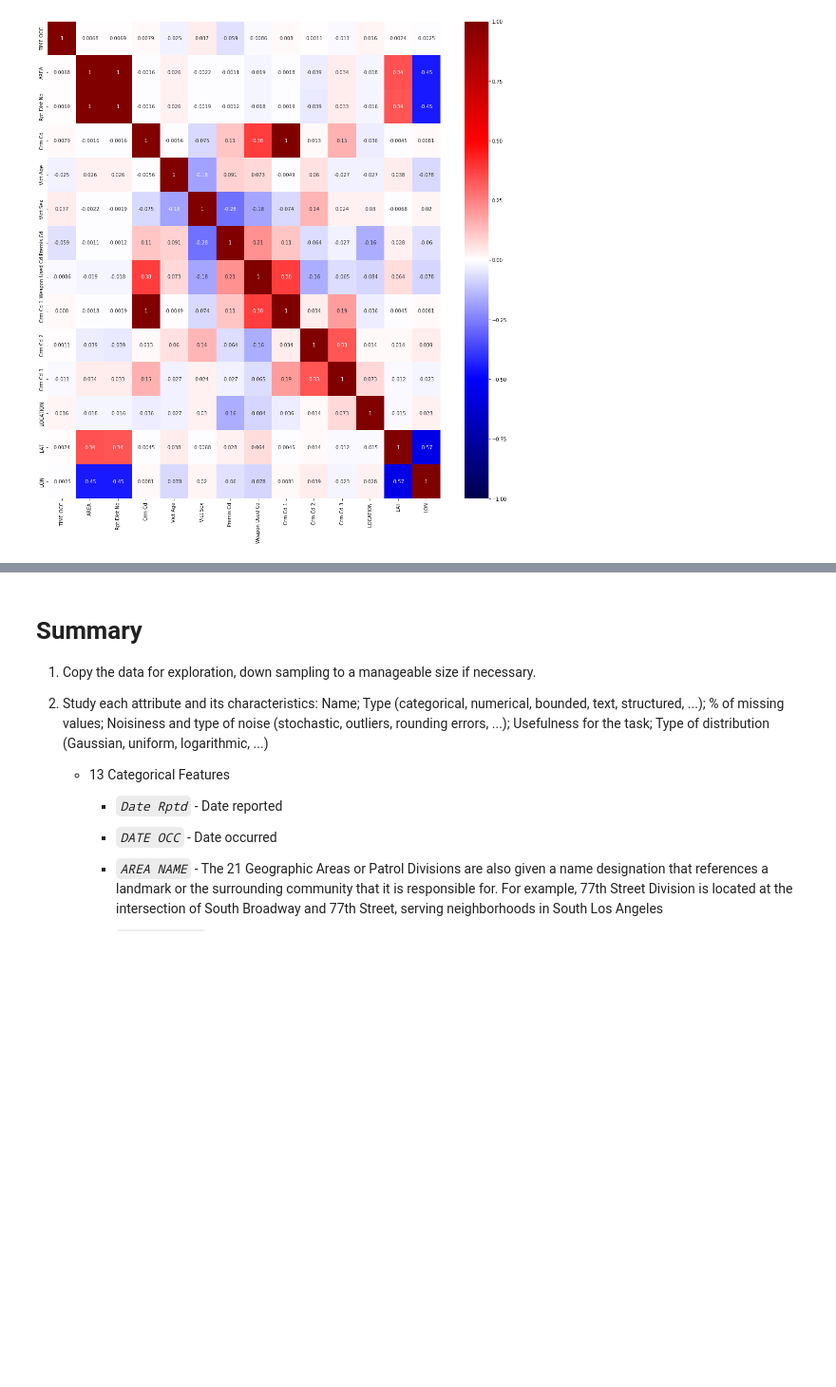
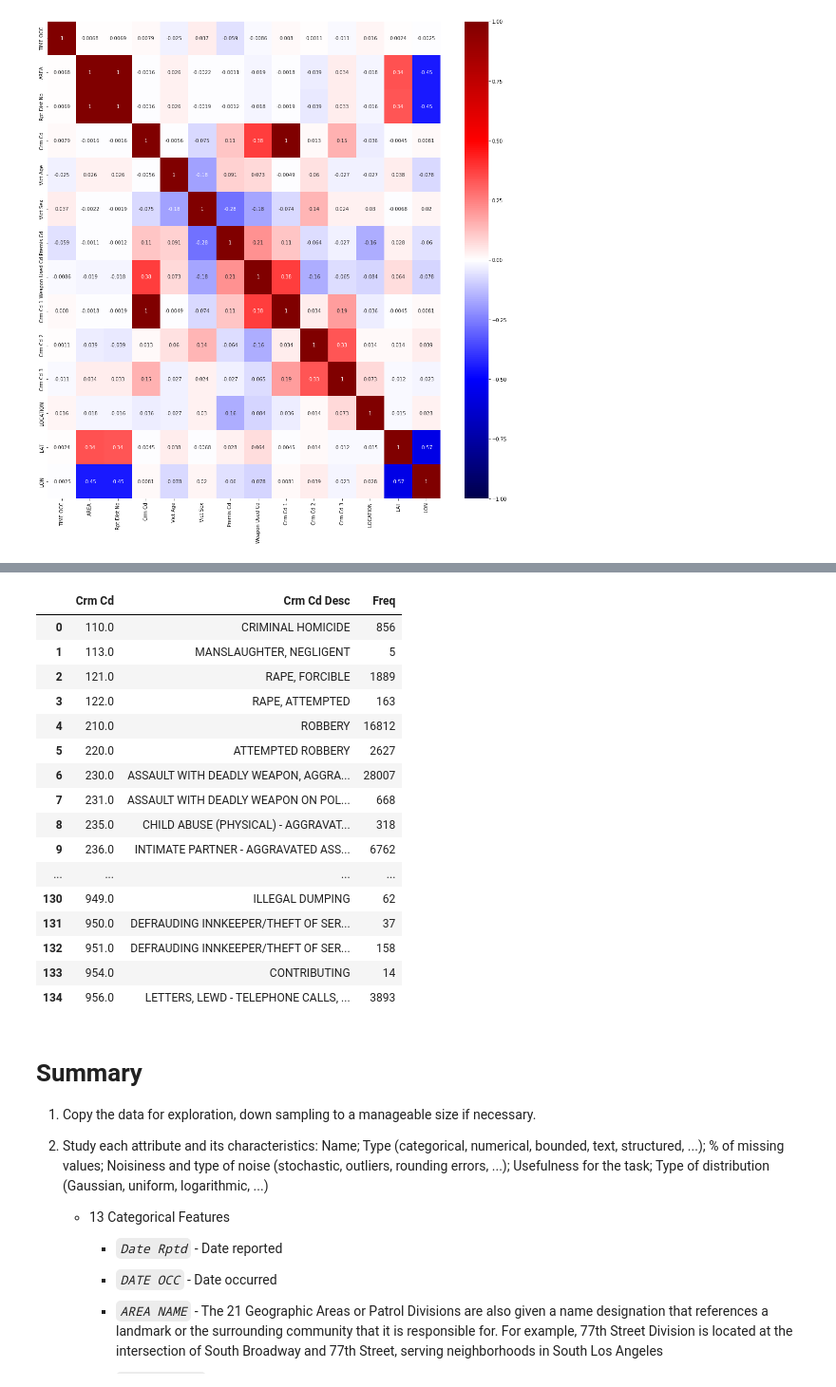
Before and after one commit to cojitamboe15/LACrimeDataML, a Jupyter notebook: LACrimeML.ipynb, the cells around one changed output, grey strips where cells are left out. Shown at 95% size. Drawn from its saved outputs; the diff is of its cells as text; code cells hidden in the pictures; blank space fills up the shorter version.

```diff
--- a/LACrimeML.ipynb
+++ b/LACrimeML.ipynb
@@ -500,3 +526,26 @@ sns.heatmap(copy.corr(), annot=True, vmin=-1, vmax=1, cmap='seismic')
+# %%
+# View all the crime codes with their description as well as the frequency of that crime
+with pd.option_context('display.max_rows', 135):
+    display(copy.groupby(['Crm Cd', 'Crm Cd Desc']).size().reset_index(name='Freq')) #need display to show the dataframe when using with in jupyter
+    #some pandas stuff
+# %% [output]
+|  | Crm Cd | Crm Cd Desc | Freq |
+| 0 | 110.0 | CRIMINAL HOMICIDE | 856 |
+| 1 | 113.0 | MANSLAUGHTER, NEGLIGENT | 5 |
+| 2 | 121.0 | RAPE, FORCIBLE | 1889 |
+| 3 | 122.0 | RAPE, ATTEMPTED | 163 |
+| 4 | 210.0 | ROBBERY | 16812 |
+| 5 | 220.0 | ATTEMPTED ROBBERY | 2627 |
+| 6 | 230.0 | ASSAULT WITH DEADLY WEAPON, AGGRA... | 28007 |
+| 7 | 231.0 | ASSAULT WITH DEADLY WEAPON ON POL... | 668 |
+| 8 | 235.0 | CHILD ABUSE (PHYSICAL) - AGGRAVAT... | 318 |
+| 9 | 236.0 | INTIMATE PARTNER - AGGRAVATED ASS... | 6762 |
+| ... | ... | ... | ... |
+| 130 | 949.0 | ILLEGAL DUMPING | 62 |
+| 131 | 950.0 | DEFRAUDING INNKEEPER/THEFT OF SER... | 37 |
+| 132 | 951.0 | DEFRAUDING INNKEEPER/THEFT OF SER... | 158 |
+| 133 | 954.0 | CONTRIBUTING | 14 |
+| 134 | 956.0 | LETTERS, LEWD - TELEPHONE CALLS, ... | 3893 |
 # %% [markdown]
 Summary
 ==========
```
Also changed, not shown: parts of 12 cells of this notebook.
